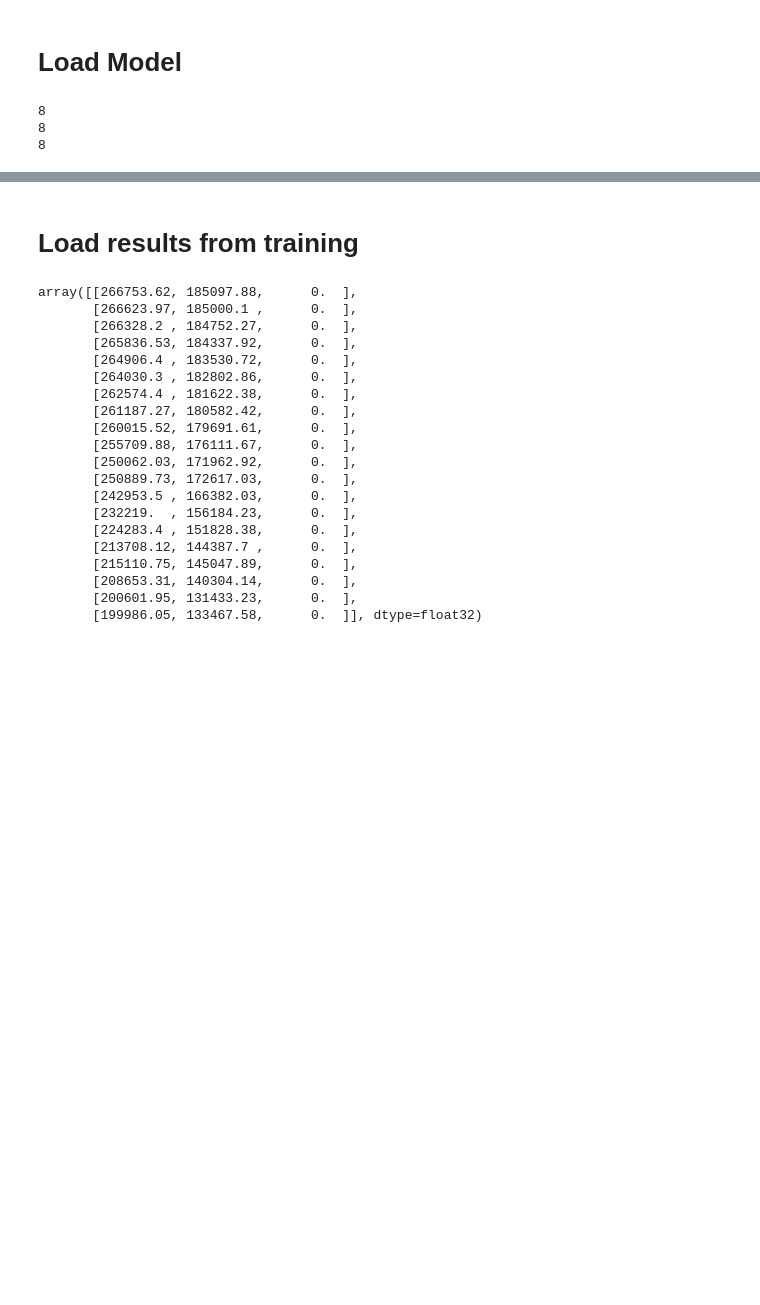
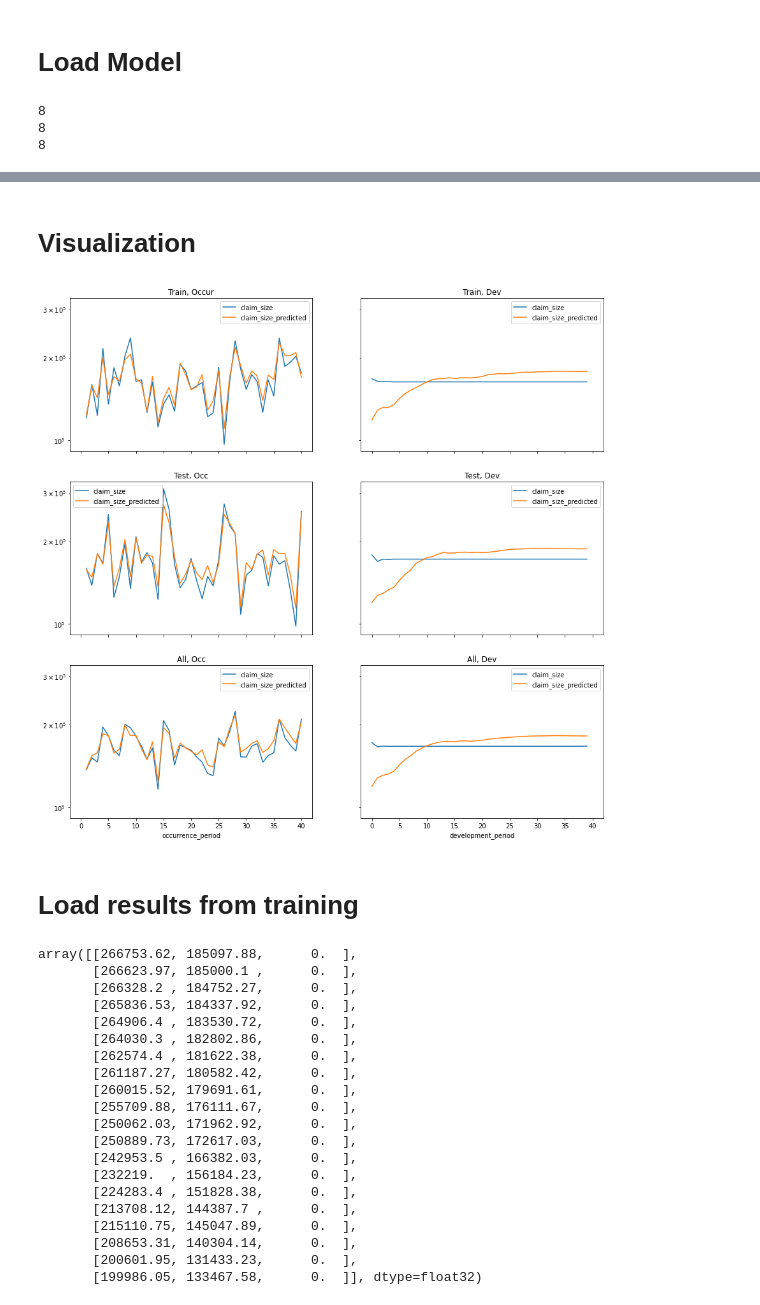
Before and after one commit to naelvis/GrowNet, a Jupyter notebook: Regression/ckpt/model_evaluation.ipynb, the cells around one changed output, grey strips where cells are left out. Cells and saved outputs as stored; diff of their text form; code cells hidden in the pictures; blank space fills up the shorter version.

Commit message:
it finally works! good times

```diff
--- a/Regression/ckpt/model_evaluation.ipynb
+++ b/Regression/ckpt/model_evaluation.ipynb
@@ -81,9 +95,15 @@ one = LibSVMRegData(opt.one, opt.feat_d, opt.normalization)
 8
 8
 8
+# %%
+if opt.normalization:
+        scaler = joblib.load('/Users/nelvis/Documents/R/GrowNet/Regression/ckpt/datwTestTrainSplit_scaler.pkl')
+        one.feat = scaler.transform(one.feat)
+        test.feat = scaler.transform(test.feat)
+        train.feat = scaler.transform(train.feat)
 # %%
-train_loader = DataLoader(train, opt.batch_size, shuffle=True, drop_last=False, num_workers=0)
-test_loader = DataLoader(test, opt.batch_size, shuffle=True, drop_last=False, num_workers=0)
-one_loader = DataLoader(one, opt.batch_size, shuffle=True, drop_last=False, num_workers=0)
+train_loader = DataLoader(train, opt.batch_size, shuffle=False, drop_last=False, num_workers=0)
+test_loader = DataLoader(test, opt.batch_size, shuffle=False, drop_last=False, num_workers=0)
+one_loader = DataLoader(one, opt.batch_size, shuffle=False, drop_last=False, num_workers=0)
 # %%
 net_ensemble = DynamicNet.from_file("./datwTestTrainSplit_cls.pth", lambda stage: MLP_2HL.get_model(stage, opt))
@@ -109,9 +144,14 @@ root_mse(net_ensemble, one_loader)
 # %%
-out = torch.empty(0)
-orig = torch.empty(0)
+out_test = torch.empty(0)
+
+for x, y in test_loader:
+    with torch.no_grad():
+            _, out_tmp = net_ensemble.forward(x)
+    out_test = torch.cat([out_test, out_tmp])
+
+out_train = torch.empty(0)
 
 for x, y in train_loader:
     with torch.no_grad():
             _, out_tmp = net_ensemble.forward(x)
-    out = torch.cat([out, out_tmp])
-    orig = torch.cat([orig, y])
+    out_train = torch.cat([out_train, out_tmp])
@@ -152,0 +162,9 @@ y_train.shape
+# %%
+df_test['claim_size_predicted'] = out_test.numpy().flatten()
+df_train['claim_size_predicted'] = out_train.numpy().flatten()
+
+df_test['train_ind'] = False
+df_train['train_ind'] = True
+
+df_complete = df_train.append(df_test)
+df_complete['occurrence_period'] = df_complete['occurrence_time'].apply(lambda x : np.ceil(x))
@@ -152,0 +180,2 @@ y_train.shape
+# %% [markdown]
+# Visualization
@@ -153,3 +230,7 @@ y_train.shape
+# %%
+make_model_subplots(df_complete)
+# %% [output]
+[figure, added]
 # %% [markdown]
 # Load results from training
 # %%
```
Also changed, not shown: parts of 21 cells of this notebook, 8 other files.
